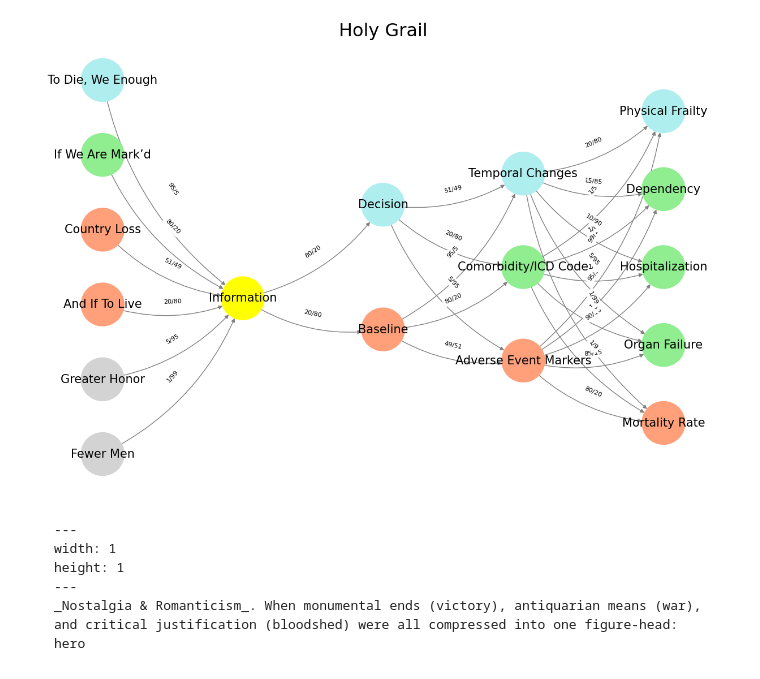
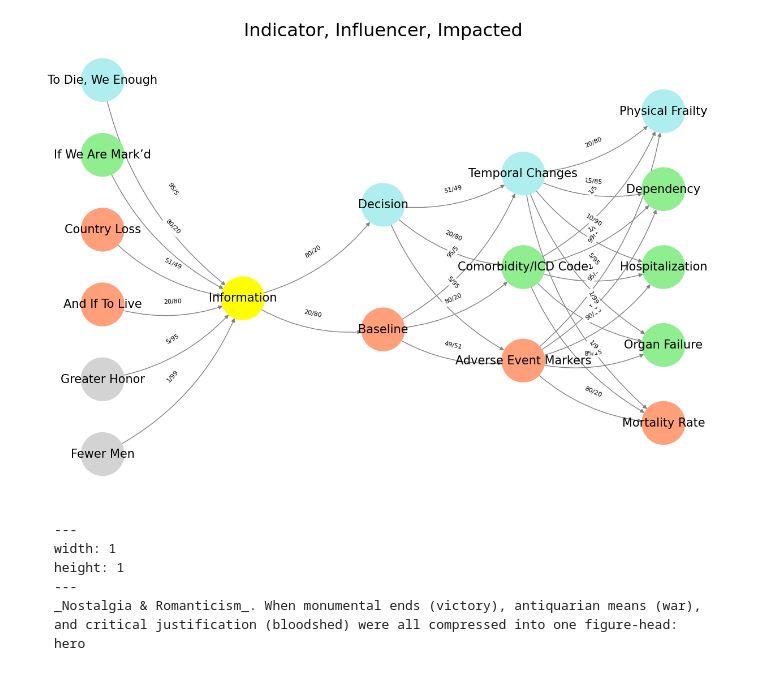
Before and after one commit to abikesa/joan, a Jupyter notebook: kitabo/ensi/_build/jupyter_execute/act2/chapter1.ipynb, the cells around one changed output. Cells and saved outputs as stored; diff of their text form; code cells hidden in the pictures.

Commit message:
indicator, influencer, impacted

````diff
--- a/kitabo/ensi/_build/jupyter_execute/act2/chapter1.ipynb
+++ b/kitabo/ensi/_build/jupyter_execute/act2/chapter1.ipynb
@@ -103,35 +103,35 @@ def visualize_nn():
     pos = {}
     node_colors = []
 
     # Add nodes and assign positions
     for i, (layer_name, nodes) in enumerate(layers.items()):
         positions = calculate_positions(nodes, x_offset=i * 2)
         for node, position in zip(nodes, positions):
             G.add_node(node, layer=layer_name)
             pos[node] = position
             node_colors.append(colors.get(node, 'lightgray'))
 
     # Add edges with weights
     for (source, target), weight in edges.items():
         if source in G.nodes and target in G.nodes:
             G.add_edge(source, target, weight=weight)
 
     # Draw the graph
     plt.figure(figsize=(12, 8))
     edges_labels = {(u, v): d["weight"] for u, v, d in G.edges(data=True)}
 
     nx.draw(
         G, pos, with_labels=True, node_color=node_colors, edge_color='gray',
         node_size=3000, font_size=15, connectionstyle="arc3,rad=0.2"
     )
     nx.draw_networkx_edge_labels(G, pos, edge_labels=edges_labels, font_size=8)
-    plt.title("Holy Grail", fontsize=23)
+    plt.title("Indicator, Influencer, Impacted", fontsize=23)
     plt.show()
 
 # Run the visualization
 visualize_nn()
 # %% [output]
-[figure, old version]
+[figure, new version]
 # %% [markdown]
 ```{figure} ../figures/blanche.*
 ---
````
Also changed, not shown: 6 other files.
